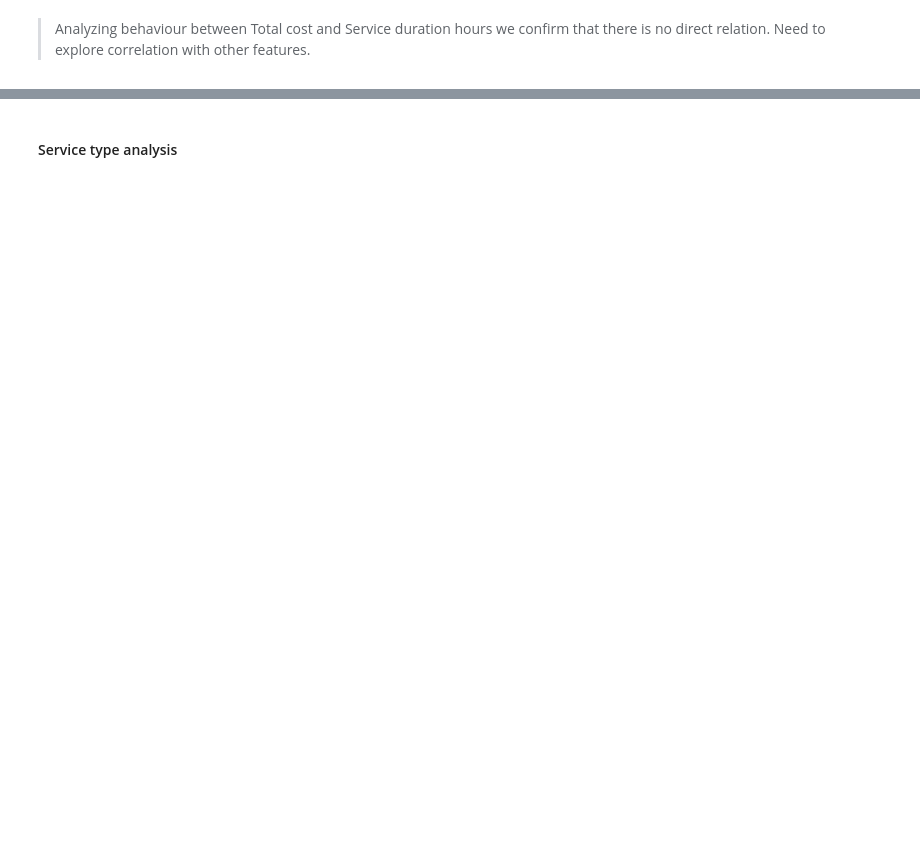
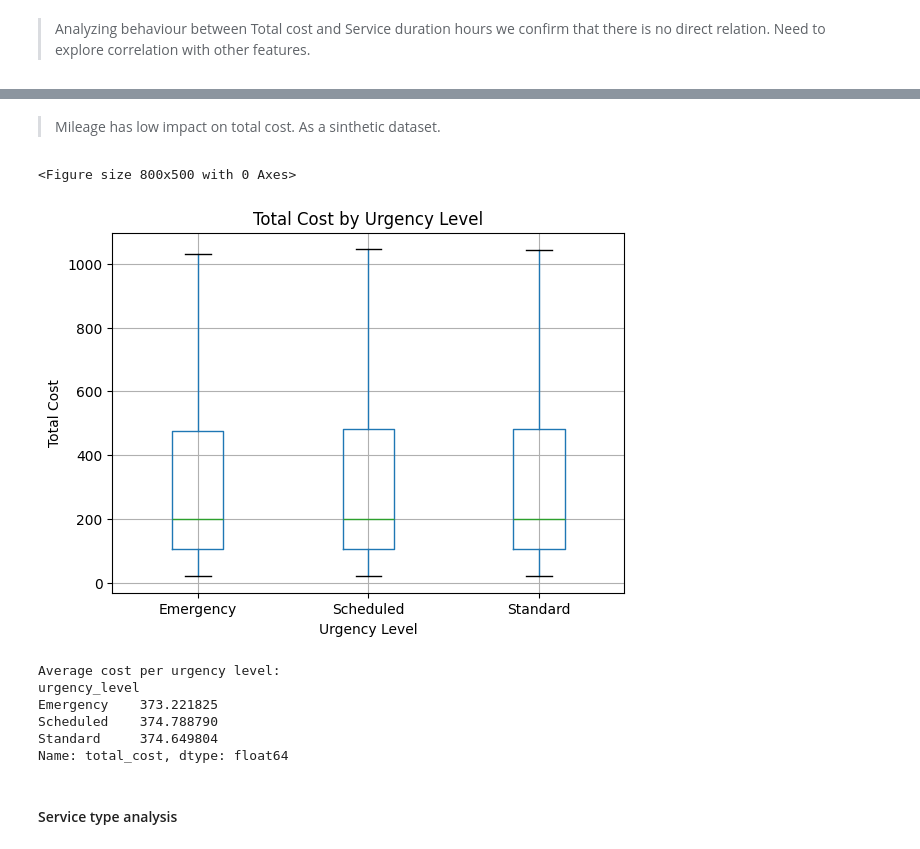
Before and after one commit to 4GeeksAcademy/sp-ml-17-final-project-g5, a Jupyter notebook: notebooks/eda.ipynb, the cells around one changed output, grey strips where cells are left out. Saved outputs shown, nothing was run; the diff lists cells and outputs as text; code cells hidden in the pictures; blank space fills up the shorter version.

```diff
--- a/notebooks/eda.ipynb
+++ b/notebooks/eda.ipynb
@@ -341,3 +388,26 @@ plt.show()
+# %% [markdown]
+> Mileage has low impact on total cost. As a sinthetic dataset.
+# %%
+plt.figure(figsize=(8, 5))
+df.boxplot(column="total_cost", by="urgency_level", showfliers=False)
+plt.title("Total Cost by Urgency Level")
+plt.suptitle("")  # remove automatic title
+plt.xlabel("Urgency Level")
+plt.ylabel("Total Cost")
+plt.show()
+
+# Mean costs per level
+print("Average cost per urgency level:")
+print(df.groupby("urgency_level")["total_cost"].mean())
+# %% [output]
+<Figure size 800x500 with 0 Axes>
+[figure, added]
+Average cost per urgency level:
+urgency_level
+Emergency    373.221825
+Scheduled    374.788790
+Standard     374.649804
+Name: total_cost, dtype: float64
 # %% [markdown]
 #### Service type analysis
 # %%
```
Also changed, not shown: parts of 30 cells of this notebook.
